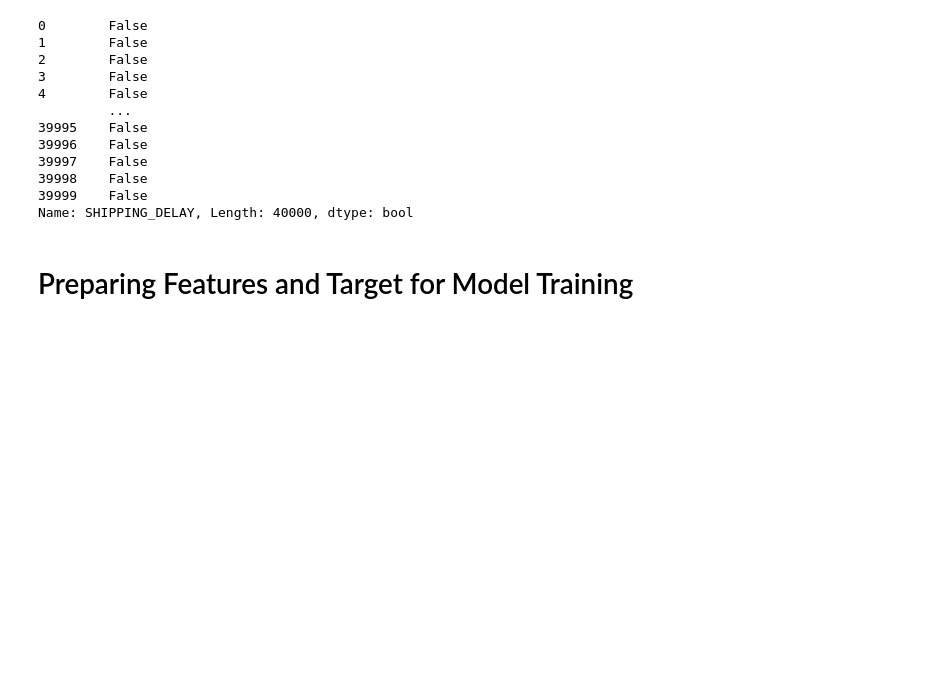
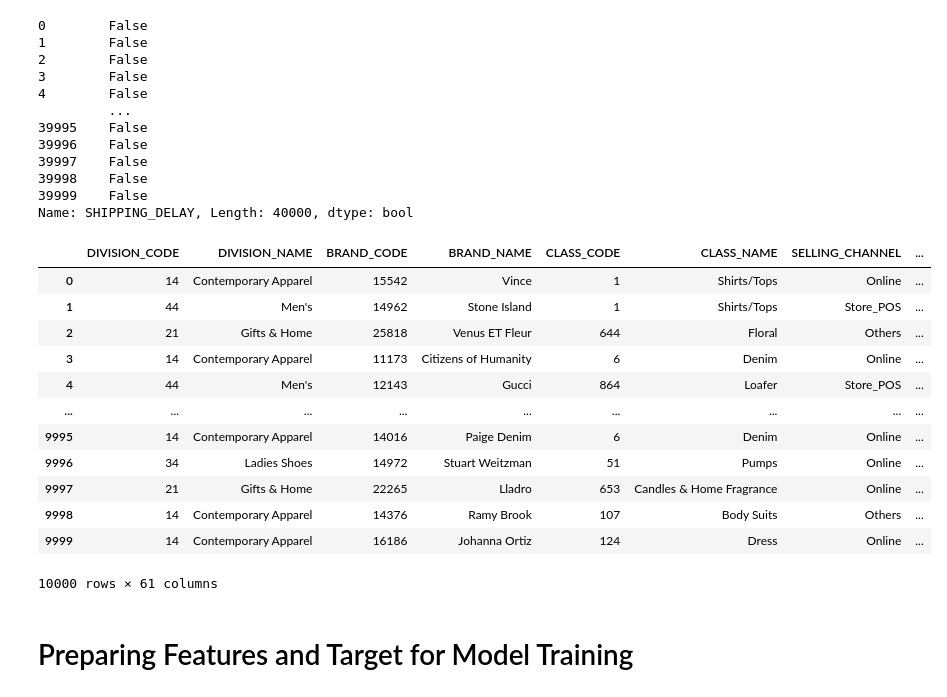
Before and after one commit to ShantiRaghunath/Retail, a Jupyter notebook: Retail_Sales_Analysis_Prj_Model_Training.ipynb, the cells around one changed output. Cells and saved outputs as stored; diff of their text form; code cells hidden in the pictures; blank space fills up the shorter version.

```diff
--- a/Retail_Sales_Analysis_Prj_Model_Training.ipynb
+++ b/Retail_Sales_Analysis_Prj_Model_Training.ipynb
@@ -125,6 +125,28 @@ df_train['SHIPPING_DELAY']
 39998    False
 39999    False
 Name: SHIPPING_DELAY, Length: 40000, dtype: bool
+# %%
+df_train = df_train.groupby('RETURNED_STATUS').apply(lambda x: x.sample(n=2500, replace=False))
+
+# Reset index after sampling
+df_train = df_train.reset_index(drop=True)
+
+
+df_train
+# %% [output]
+|  | DIVISION_CODE | DIVISION_NAME | BRAND_CODE | BRAND_NAME | CLASS_CODE | CLASS_NAME | SELLING_CHANNEL | ... |
+| 0 | 14 | Contemporary Apparel | 15542 | Vince | 1 | Shirts/Tops | Online | ... |
+| 1 | 44 | Men's | 14962 | Stone Island | 1 | Shirts/Tops | Store_POS | ... |
+| 2 | 21 | Gifts & Home | 25818 | Venus ET Fleur | 644 | Floral | Others | ... |
+| 3 | 14 | Contemporary Apparel | 11173 | Citizens of Humanity | 6 | Denim | Online | ... |
+| 4 | 44 | Men's | 12143 | Gucci | 864 | Loafer | Store_POS | ... |
+| ... | ... | ... | ... | ... | ... | ... | ... | ... |
+| 9995 | 14 | Contemporary Apparel | 14016 | Paige Denim | 6 | Denim | Online | ... |
+| 9996 | 34 | Ladies Shoes | 14972 | Stuart Weitzman | 51 | Pumps | Online | ... |
+| 9997 | 21 | Gifts & Home | 22265 | Lladro | 653 | Candles & Home Fragrance | Online | ... |
+| 9998 | 14 | Contemporary Apparel | 14376 | Ramy Brook | 107 | Body Suits | Others | ... |
+| 9999 | 14 | Contemporary Apparel | 16186 | Johanna Ortiz | 124 | Dress | Online | ... |
+10000 rows × 61 columns
 # %% [markdown]
 # Preparing Features and Target for Model Training
 # %%
```
Also changed, not shown: parts of 4 cells of this notebook.
